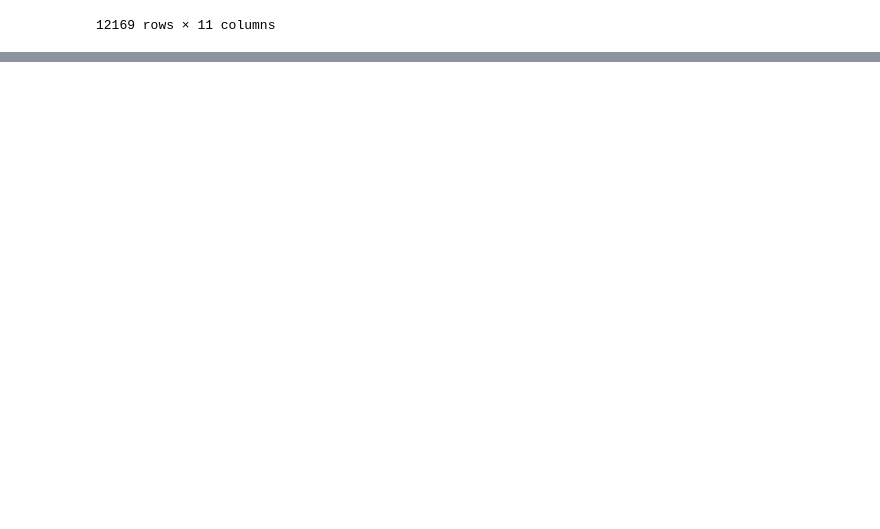
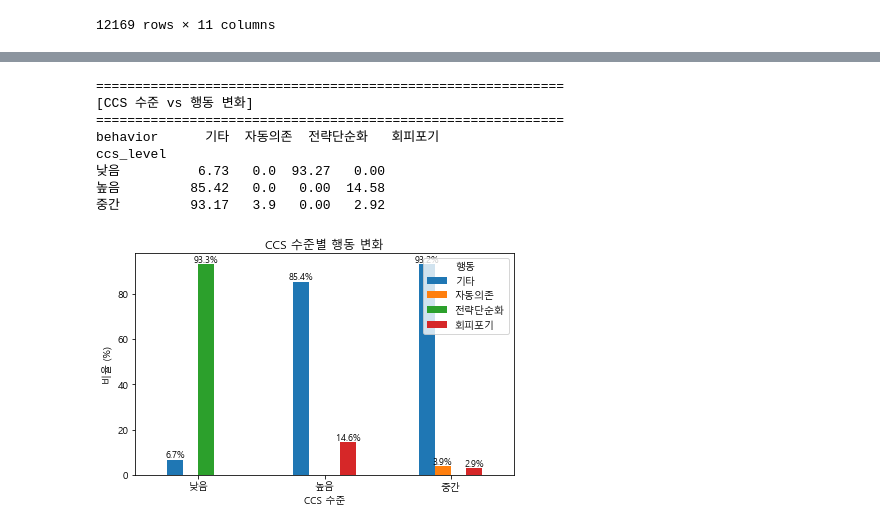
Before and after one commit to SsongSeta/Control_Defines_Difficulty, a Jupyter notebook: 1_code/01_4_EDA_comment.ipynb, the cells around one changed output, grey strips where cells are left out. Drawn from its saved outputs; the diff is of its cells as text; code cells hidden in the pictures; blank space fills up the shorter version.

```diff
--- a/1_code/01_4_EDA_comment.ipynb
+++ b/1_code/01_4_EDA_comment.ipynb
@@ -612,0 +766,27 @@ df.to_csv(OUTPUT_PATH, index=False, encoding="utf-8-sig")
+# %%
+# CCS vs 행동 변화
+print("\n" + "="*60)
+print("[CCS 수준 vs 행동 변화]")
+print("="*60)
+
+ccs_behavior = pd.crosstab(df_clean["ccs_level"], df_clean["behavior"], normalize="index") * 100
+print(ccs_behavior.round(2))
+
+add_labels(ccs_behavior.plot(kind="bar"))
+plt.title("CCS 수준별 행동 변화")
+plt.xlabel("CCS 수준")
+plt.ylabel("비율 (%)")
+plt.xticks(rotation=0)
+plt.legend(title="행동")
+plt.tight_layout()
+plt.show()
+# %% [output]
+============================================================
+[CCS 수준 vs 행동 변화]
+============================================================
+behavior      기타  자동의존  전략단순화   회피포기
+ccs_level
+낮음          6.73   0.0  93.27   0.00
+높음         85.42   0.0   0.00  14.58
+중간         93.17   3.9   0.00   2.92
+[figure, added]
```
Also changed, not shown: parts of 19 cells of this notebook.
